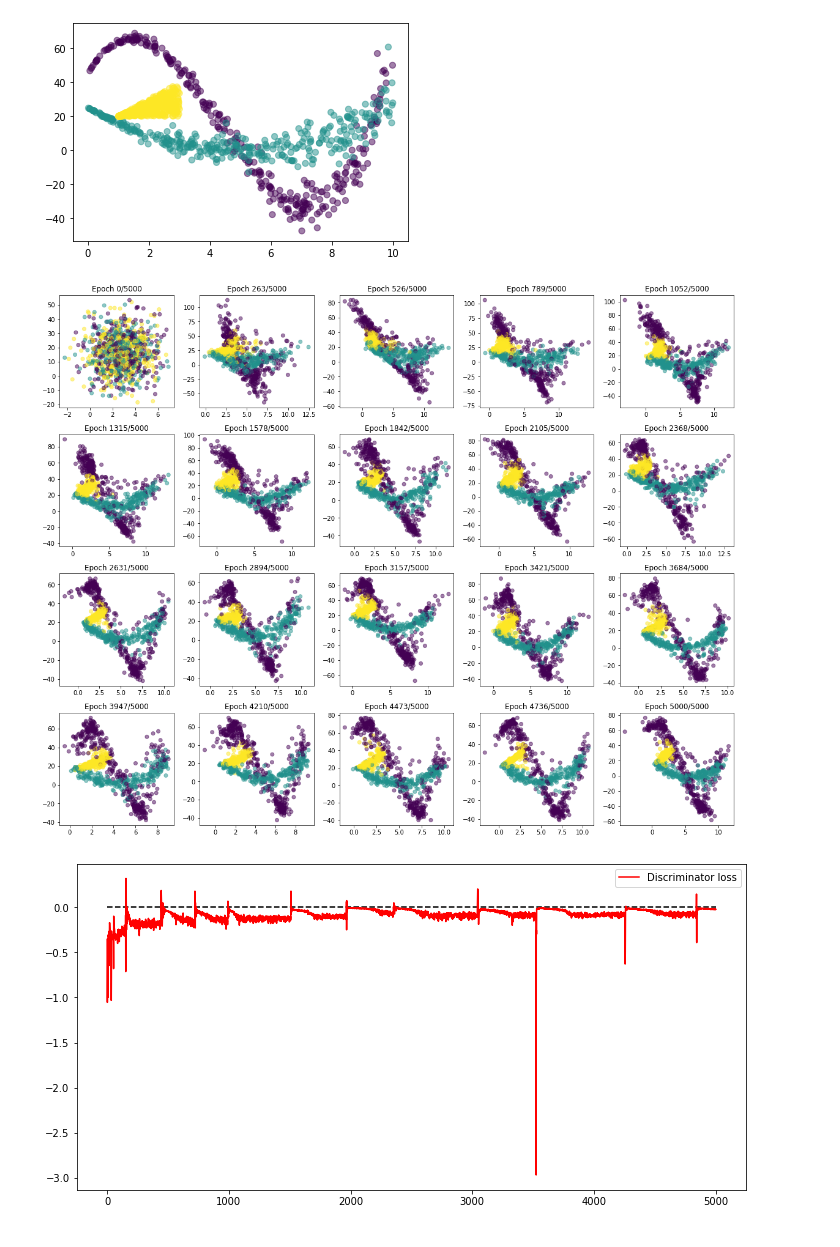
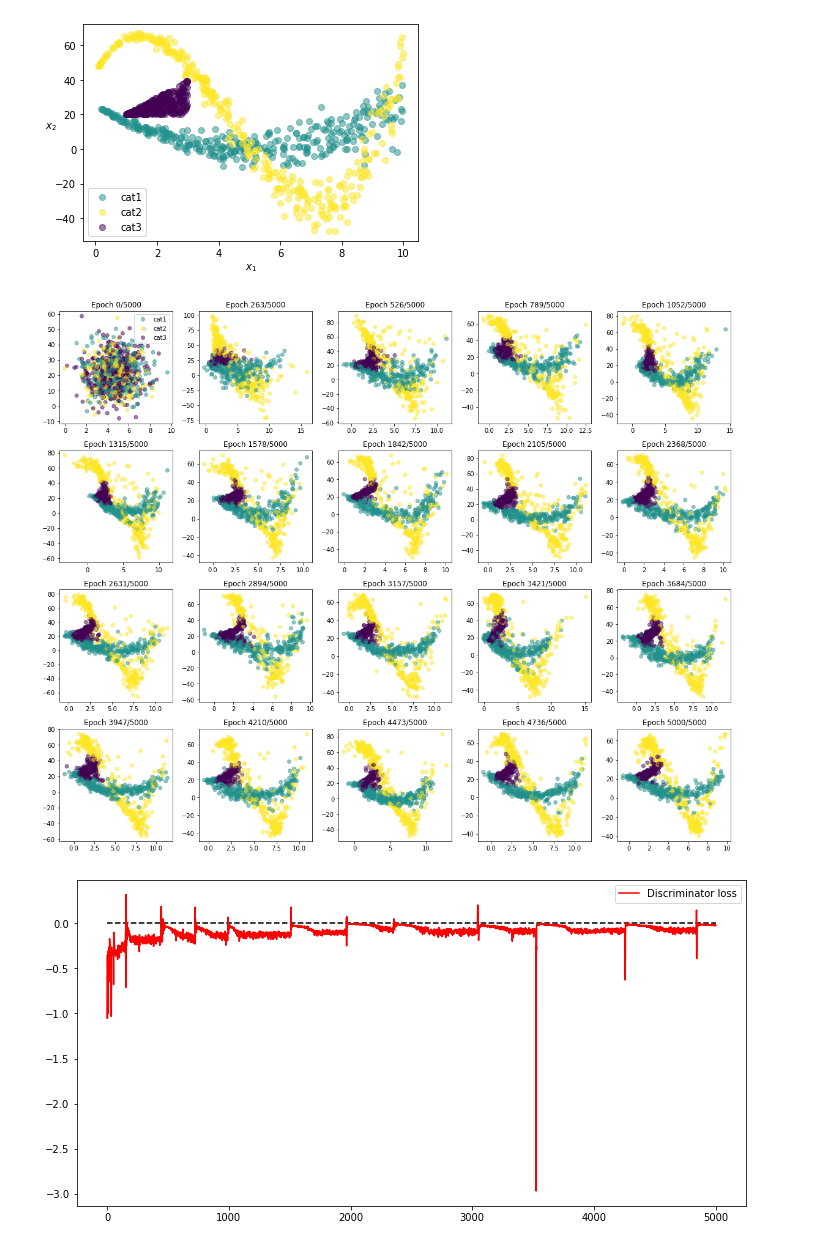
Before and after one commit to ArneRustad/Master-thesis-cf, a Jupyter notebook: tableGAN_test_toy_datasets.ipynb, the cells around one changed output. Saved outputs shown, nothing was run; the diff lists cells and outputs as text; code cells hidden in the pictures.

```diff
--- a/tableGAN_test_toy_datasets.ipynb
+++ b/tableGAN_test_toy_datasets.ipynb
@@ -66,47 +67,57 @@ tgt.generate_data()
 # %%
 %run "$tableGAN_path"
 %run "$utils_path"
 
 n_train = 1000
 
 x1 = np.random.uniform(0, 10, n_train)
 
-labels = np.random.randint(0,3, n_train)
+labels = np.core.defchararray.add("cat", np.random.randint(1,4, n_train).astype(str))
 label_value, counts = np.unique(labels, return_counts =True)
 index_end = np.cumsum(counts)
 index_start = np.append([0], index_end[:len(index_end)-1])
 x1 = np.empty(n_train)
 x2 = np.empty(n_train)
 
 for i in range(len(label_value)):
-    if label_value[i] in [0,1]:
+    if label_value[i] in ["cat1", "cat2"]:
         x1_curr = np.random.uniform(0, 10, counts[i])
-        x2_curr = np.random.normal(np.where(label_value[i] == 1, (x1_curr-5)**2, (x1_curr+1) * (x1_curr-5) * (x1_curr-9)),
+        x2_curr = np.random.normal(np.where(label_value[i] == "cat1", (x1_curr-5)**2, (x1_curr+1) * (x1_curr-5) * (x1_curr-9)),
                       x1_curr, counts[i])
-    elif label_value[i] == 2:
+    elif label_value[i] == "cat3":
         x1_curr = np.random.uniform(1,3, counts[i])
         x2_curr = np.random.uniform(20, (x1_curr - 1) * 10 + 20, counts[i])
     else:
         print("Something wrong")
 
     x1[index_start[i]:index_end[i]] = x1_curr
     x2[index_start[i]:index_end[i]] = x2_curr
     labels[index_start[i]:index_end[i]] = label_value[i]
 
+fig, ax = plt.subplots(1)
+plt.set_cmap("viridis")
 data_toy2 = pd.DataFrame({"x1" : x1, "x2" : x2, "labels" : labels.astype(str)})
-plt.scatter(data_toy2["x1"], data_toy2["x2"], c = map_str_to_color(data_toy2["labels"]), alpha=0.5)
-plt.savefig(os.path.join(image_dir, "synthetic2.jpg"))
+labels_unique = np.unique(data_toy2["labels"])
+colors = map_str_to_color(labels_unique)
+for i, lab in enumerate(labels_unique):
+    data_toy2_subset = data_toy2.loc[data_toy2["labels"] == lab]
+    plt.scatter(data_toy2_subset["x1"], data_toy2_subset["x2"], color = colors[i], alpha=0.5,
+           label = lab)
+plt.legend()
+ax.set_xlabel(r"$x_1$")
+ax.set_ylabel(r"$x_2$", rotation = 0)
+plt.savefig(os.path.join(image_dir, "syn2D_3cats.jpg"))
 # %% [output]
-[figure, old version]
+[figure, new version]
 # %%
 %run "$tableGAN_path"
 tgt2 = TableGAN(data_toy2, n_critic = 5, quantile_transformation_int = False)
-fig2_l, fig2_2D = tgt2.train(5000, 500, plot2D_image = True, plot2D_discrete_col ="labels",
-                            save_dir = image_dir, filename_plot2D = "synthetic2_plot2D.jpg",
-                            filename_train_loss = "synthetic2_train_loss.jpg",
-                            loss_plot_type = "line")
+fig2_l, fig2_2D = tgt2.train(5000, 500, plot2D_image = True, plot2D_discrete_col = "labels",
+                            save_dir = image_dir, filename_plot2D = "syn2D_3cats_plot2D.jpg",
+                            filename_train_loss = "syn2D_3cats_train_loss.jpg",
+                            loss_plot_type = "line", plot_loss = False, plot_loss_return = True)
 # %% [output]
-[figure, old version]
+[figure, new version]
 # %%
 fig2_l
 # %% [output]
```
Also changed, not shown: parts of 5 cells of this notebook, 11 other files.
